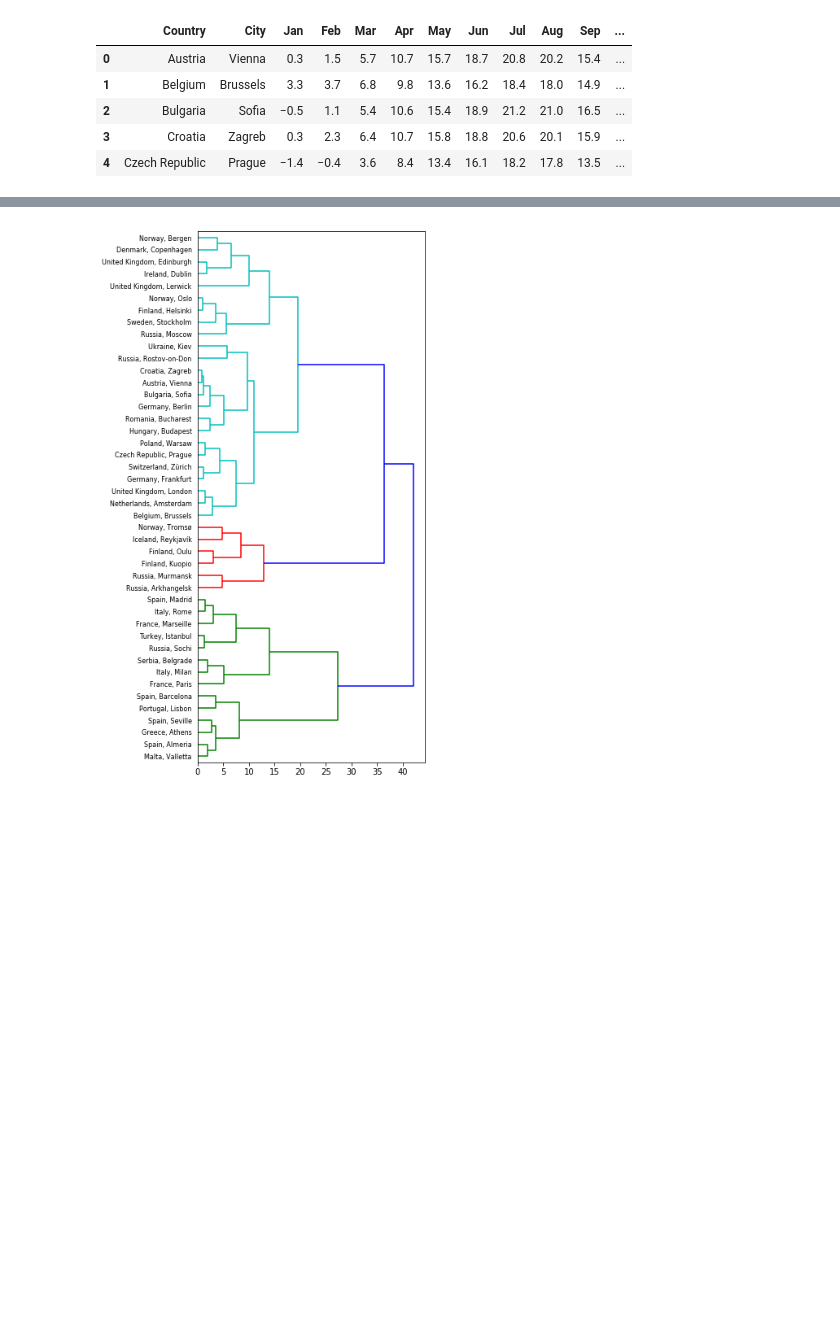
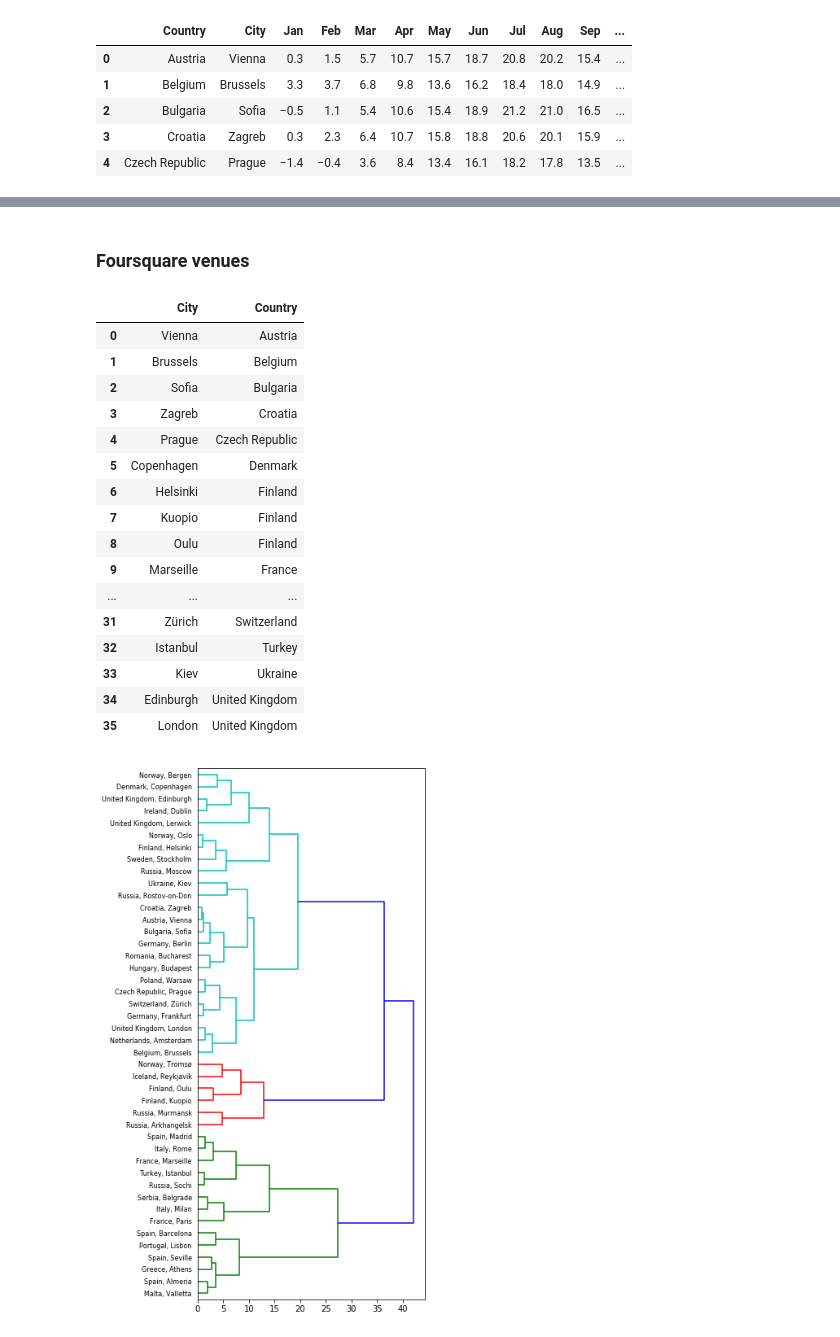
Before and after one commit to rareal/Coursera_Capstone, a Jupyter notebook: Capstone_final_report_code.ipynb, the cells around one changed output, grey strips where cells are left out. Drawn from its saved outputs; the diff is of its cells as text; code cells hidden in the pictures; blank space fills up the shorter version.

```diff
--- a/Capstone_final_report_code.ipynb
+++ b/Capstone_final_report_code.ipynb
@@ -68,0 +208,22 @@ ttable.to_csv('temp_table.csv')
+# %% [markdown]
+### Foursquare venues
+# %%
+tllj_table[['City','Country']]
+# %% [output]
+|  | City | Country |
+| 0 | Vienna | Austria |
+| 1 | Brussels | Belgium |
+| 2 | Sofia | Bulgaria |
+| 3 | Zagreb | Croatia |
+| 4 | Prague | Czech Republic |
+| 5 | Copenhagen | Denmark |
+| 6 | Helsinki | Finland |
+| 7 | Kuopio | Finland |
+| 8 | Oulu | Finland |
+| 9 | Marseille | France |
+| ... | ... | ... |
+| 31 | Zürich | Switzerland |
+| 32 | Istanbul | Turkey |
+| 33 | Kiev | Ukraine |
+| 34 | Edinburgh | United Kingdom |
+| 35 | London | United Kingdom |
```
Also changed, not shown: parts of 24 cells of this notebook, 1 other file.
